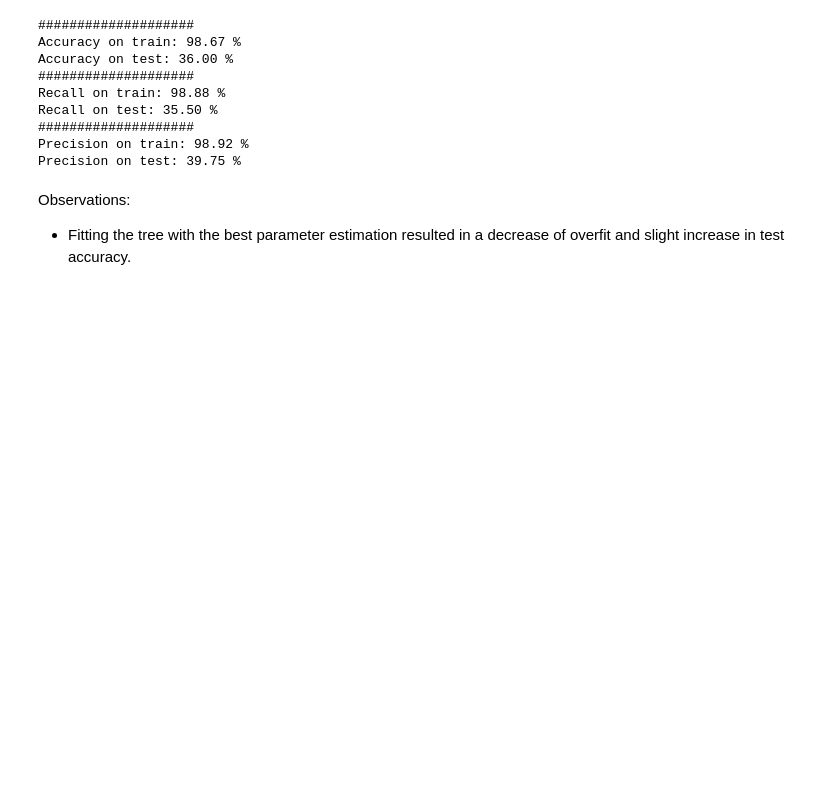
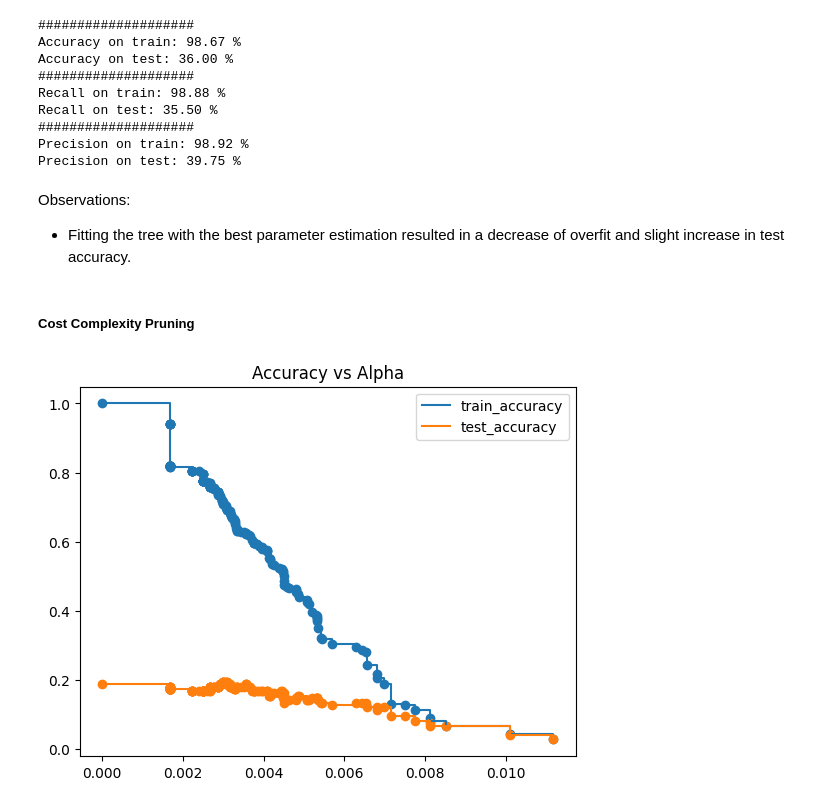
Before and after one commit to nadiaverdha/MachineLearningEx1, a Jupyter notebook: Ex1_kaggle_big.ipynb, the cells around one changed output. Saved outputs shown, nothing was run; the diff lists cells and outputs as text; code cells hidden in the pictures; blank space fills up the shorter version.

Commit message:
Decision Trees Part

```diff
--- a/Ex1_kaggle_big.ipynb
+++ b/Ex1_kaggle_big.ipynb
@@ -326,3 +326,37 @@ Precision on test: 39.75 %
 # %% [markdown]
 Observations:
 - Fitting the tree with the best parameter estimation resulted in a decrease of overfit and slight increase in test accuracy.
+# %% [markdown]
+##### Cost Complexity Pruning
+# %%
+tree_ = tree.DecisionTreeClassifier(random_state = 1)
+ccp = tree_.cost_complexity_pruning_path(X_train_lda,y_train)
+ccp_alphas, impurities = ccp.ccp_alphas, ccp.impurities
+# %%
+clfs = []
+for ccp_alpha in ccp_alphas:
+    clf = tree.DecisionTreeClassifier(random_state=1,ccp_alpha = ccp_alpha)
+    clf.fit(X_train_lda,y_train)
+    clfs.append(clf)
+# %%
+def plot_ccp(clfs):
+    train_acc = []
+    test_acc = []
+
+    for c in clfs:
+        y_train_predict = c.predict(X_train_lda)
+        y_test_predict = c.predict(X_test_lda)
+        train_acc.append(accuracy_score(y_train,y_train_predict))
+        test_acc.append(accuracy_score(y_test,y_test_predict))
+
+    plt.scatter(ccp_alphas,train_acc)
+    plt.scatter(ccp_alphas,test_acc)
+    plt.plot(ccp_alphas,train_acc,label='train_accuracy',drawstyle = 'steps-post')
+    plt.plot(ccp_alphas,test_acc,label = 'test_accuracy',drawstyle = 'steps-post')
+    plt.legend()
+    plt.title('Accuracy vs Alpha')
+    plt.show()
+# %%
+plot_ccp(clfs)
+# %% [output]
+[figure, added]
```
Also changed, not shown: parts of 13 cells of this notebook.
